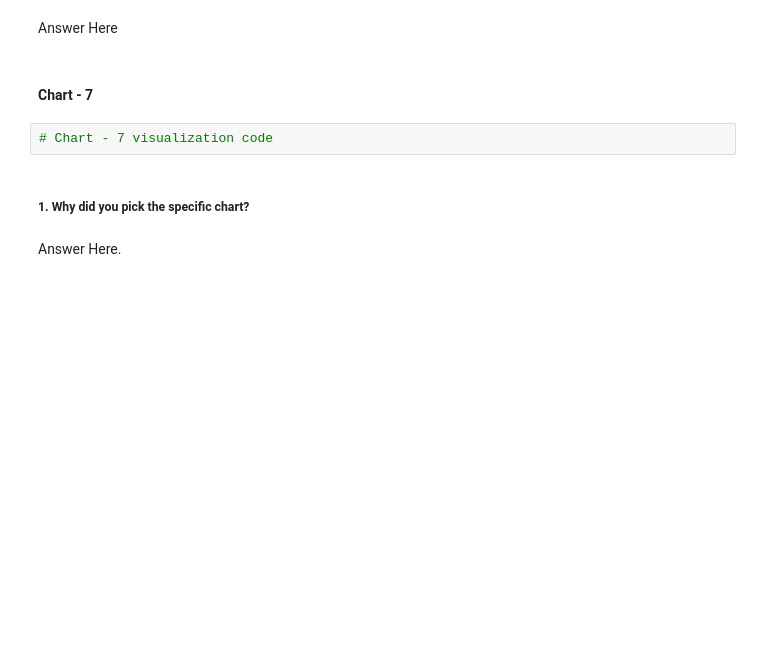
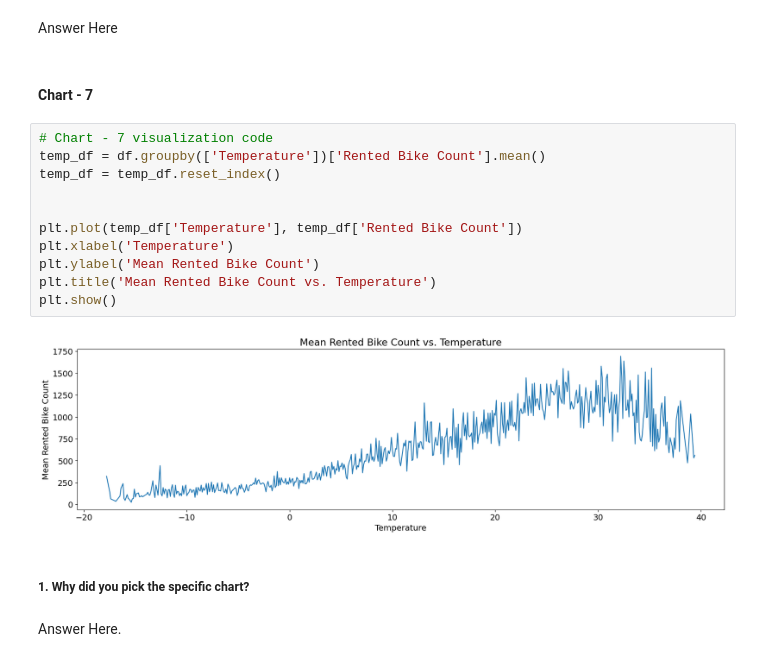
Before and after one commit to azizdafi/Bike-Sharing-Prediction, a Jupyter notebook: Bike_sharing_demand_Prediction_Sayed_Aziz.ipynb, the cells around one changed output. Cells and saved outputs as stored; diff of their text form; blank space fills up the shorter version.

```diff
--- a/Bike_sharing_demand_Prediction_Sayed_Aziz.ipynb
+++ b/Bike_sharing_demand_Prediction_Sayed_Aziz.ipynb
@@ -602,8 +628,19 @@ Are there any insights that lead to negative growth? Justify with specific reaso
 Answer Here
 # %% [markdown]
 #### Chart - 7
-# %%
-# Chart - 7 visualization code
+# %%
+# Chart - 7 visualization code
+temp_df = df.groupby(['Temperature'])['Rented Bike Count'].mean()
+temp_df = temp_df.reset_index()
+
+
+plt.plot(temp_df['Temperature'], temp_df['Rented Bike Count'])
+plt.xlabel('Temperature')
+plt.ylabel('Mean Rented Bike Count')
+plt.title('Mean Rented Bike Count vs. Temperature')
+plt.show()
+# %% [output]
+[figure, added]
 # %% [markdown]
 ##### 1. Why did you pick the specific chart?
 # %% [markdown]
```
Also changed, not shown: parts of 25 cells of this notebook.
